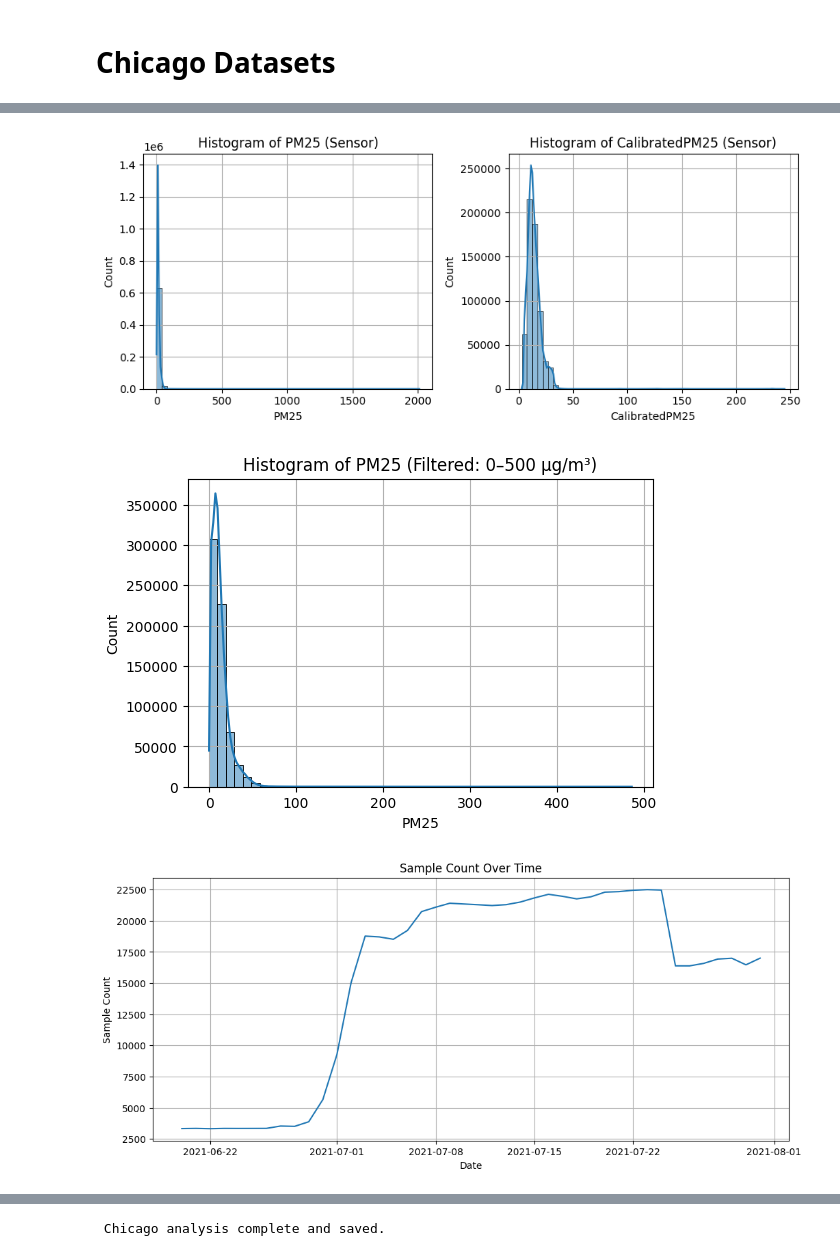
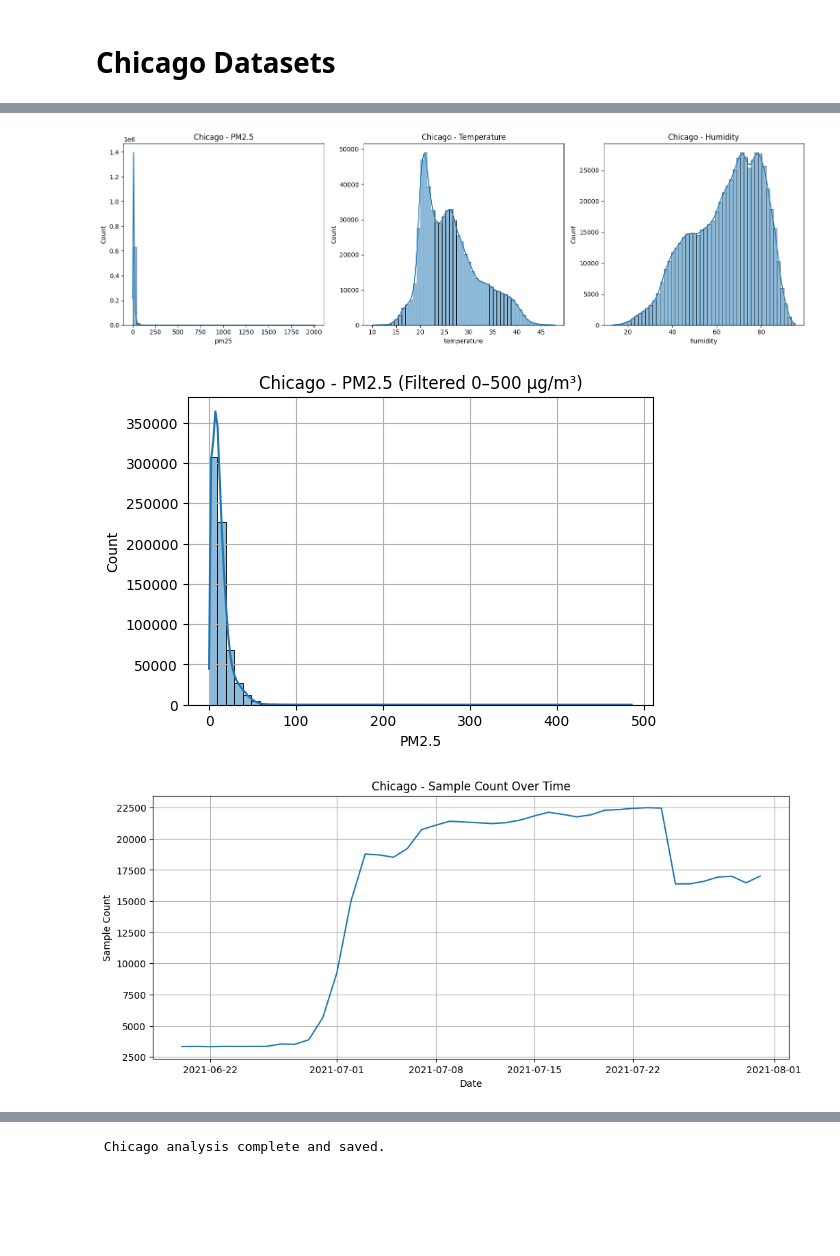
Before and after one commit to Dr-Isam-ALJAWARNEH/fds-project-airnav, a Jupyter notebook: NYC_Boston_Chicago_Project.ipynb, the cells around one changed output, grey strips where cells are left out. Cells and saved outputs as stored; diff of their text form; code cells hidden in the pictures; blank space fills up the shorter version.

```diff
--- a/NYC_Boston_Chicago_Project.ipynb
+++ b/NYC_Boston_Chicago_Project.ipynb
@@ -308,6 +330,17 @@ data_all["ReadingDateTimeUTC"] = pd.to_datetime(data_all["ReadingDateTimeUTC"])
+# %%
+# STEP 2: Rename and prepare
+chicago_df.rename(columns={
+    "Latitude": "latitude",
+    "Longitude": "longitude",
+    "ReadingDateTimeUTC": "datetime",
+    "PM25": "pm25",
+    "Temperature": "temperature",
+    "Humidity": "humidity"
+}, inplace=True)
+
+# Convert datetime column
+chicago_df["datetime"] = pd.to_datetime(chicago_df["datetime"])
 # %%
-# STEP 21: H3 Geohash Encoding
-def latlon_to_h3(row, resolution=9):
-    return h3.geo_to_h3(row["Latitude"], row["Longitude"], resolution)
-
-data_all["h3"] = data_all.apply(latlon_to_h3, axis=1)
+# STEP 3: H3 Encoding
+import h3
+chicago_df["h3"] = chicago_df.apply(lambda row: h3.geo_to_h3(row["latitude"], row["longitude"], 9), axis=1)
@@ -333,49 +347,51 @@ agg_by_h3.columns = ['h3', 'pm25_mean', 'pm25_std', 'calibratedPM25_mean', 'cali
 # %%
-# STEP 24: EDA - Histograms (using PM data only for PM10)
+# STEP 4: EDA
 
-plt.figure(figsize=(14, 4))
+# Histograms for PM2.5, Temp, Humidity
+plt.figure(figsize=(16, 5))
 
-# PM25 (from PM sensor only)
 plt.subplot(1, 3, 1)
-sns.histplot(data_all["PM25"].dropna(), bins=50, kde=True)
-plt.title("Histogram of PM25 (Sensor)")
-plt.xlabel("PM25")
-plt.grid(True)
+sns.histplot(chicago_df["pm25"].dropna(), bins=50, kde=True)
+plt.title("Chicago - PM2.5")
 
-# CalibratedPM25 (from PM sensor only)
 plt.subplot(1, 3, 2)
-sns.histplot(data_all["CalibratedPM25"].dropna(), bins=50, kde=True)
-plt.title("Histogram of CalibratedPM25 (Sensor)")
-plt.xlabel("CalibratedPM25")
-plt.grid(True)
+sns.histplot(chicago_df["temperature"].dropna(), bins=50, kde=True)
+plt.title("Chicago - Temperature")
+
+plt.subplot(1, 3, 3)
+sns.histplot(chicago_df["humidity"].dropna(), bins=50, kde=True)
+plt.title("Chicago - Humidity")
 
 plt.tight_layout()
 plt.show()
 # %% [output]
-[figure, old version]
+[figure, new version]
 # %%
+# Enhancing PM2.5 Hist
+
+# Filter to remove outliers above 500 µg/m³
+filtered_pm25 = chicago_df["pm25"][(chicago_df["pm25"] >= 0) & (chicago_df["pm25"] <= 500)]
+
 plt.figure(figsize=(6, 4))
-filtered_PM25 = data_all["PM25"].dropna()
-filtered_PM25 = filtered_PM25[(filtered_PM25 >= 0) & (filtered_PM25 <= 500)]  # Adjust if needed
-
-sns.histplot(filtered_PM25, bins=50, kde=True)
-plt.title("Histogram of PM25 (Filtered: 0–500 µg/m³)")
-plt.xlabel("PM25")
+sns.histplot(filtered_pm25, bins=50, kde=True)
+plt.title("Chicago - PM2.5 (Filtered 0–500 µg/m³)")
+plt.xlabel("PM2.5")
 plt.grid(True)
 plt.show()
 # %% [output]
-[figure, old version]
+[figure, new version]
 # %%
-# STEP 25: Time vs Sample Count
-sample_over_time = data_all.groupby(data_all['ReadingDateTimeUTC'].dt.date).size()
+# STEP 5: Time vs. Sample Count
+
+samples_chicago = chicago_df.groupby(chicago_df["datetime"].dt.date).size()
 
 plt.figure(figsize=(12, 5))
-sample_over_time.plot()
-plt.title("Sample Count Over Time")
+samples_chicago.plot()
+plt.title("Chicago - Sample Count Over Time")
 plt.xlabel("Date")
 plt.ylabel("Sample Count")
 plt.grid(True)
 plt.show()
 # %% [output]
-[figure, old version]
+[figure, new version]
 # %%
```
Also changed, not shown: parts of 31 cells of this notebook.
